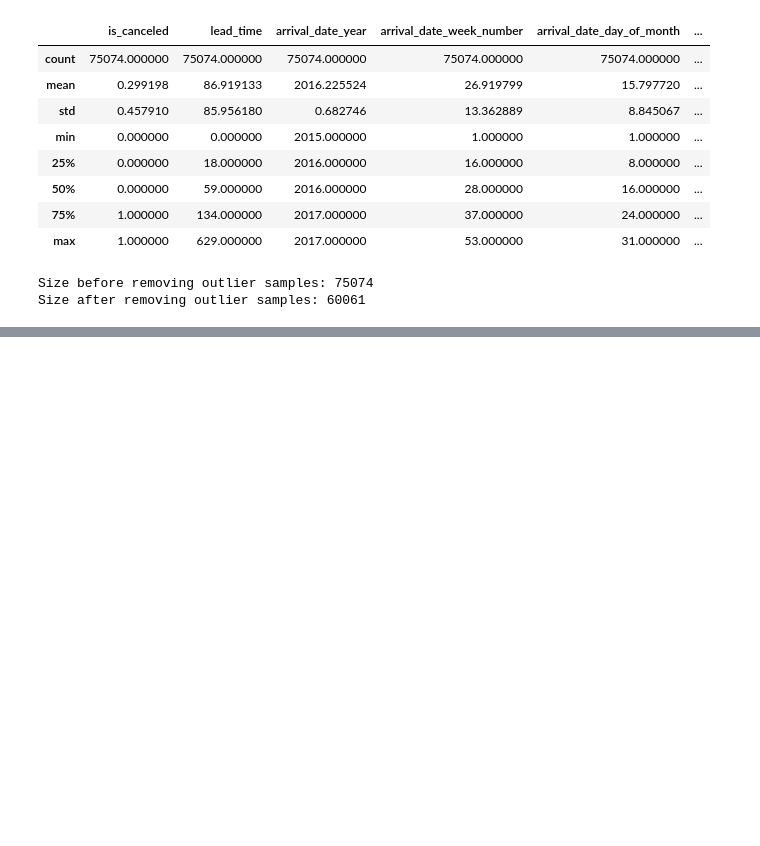
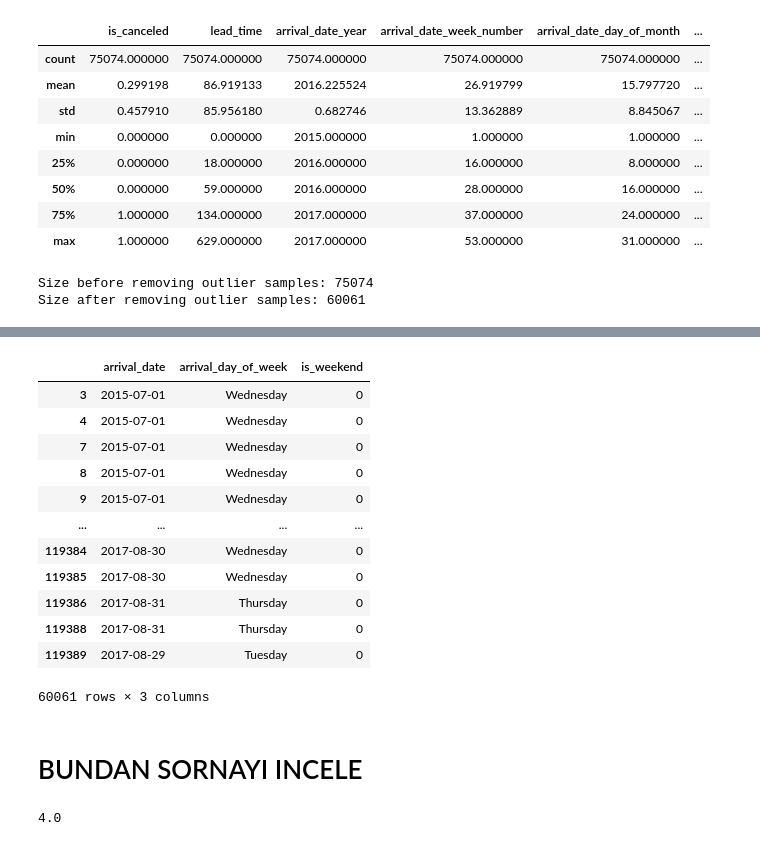
Before and after one commit to frktsc/hotel-booking, a Jupyter notebook: research.ipynb, the cells around one changed output, grey strips where cells are left out. Drawn from its saved outputs; the diff is of its cells as text; code cells hidden in the pictures; blank space fills up the shorter version.

```diff
--- a/research.ipynb
+++ b/research.ipynb
@@ -219,0 +175,35 @@ data
+# %%
+from datetime import datetime
+
+# Function to combine year, month, and day columns and create a datetime object
+def create_date(year, month, day):
+    date_str = f"{year}-{month}-{day}"
+    return datetime.strptime(date_str, "%Y-%B-%d")
+
+# Applying the function to the dataset
+data['arrival_date'] = data.apply(lambda row: create_date(row['arrival_date_year'],
+                                                         row['arrival_date_month'],
+                                                         row['arrival_date_day_of_month']), axis=1)
+
+# Extracting new features from the arrival_date
+data['arrival_day_of_week'] = data['arrival_date'].dt.day_name()
+data['is_weekend'] = data['arrival_day_of_week'].isin(['Saturday', 'Sunday']).astype(int)
+
+# Displaying the new features
+data[['arrival_date', 'arrival_day_of_week', 'is_weekend']]
+# %% [output]
+|  | arrival_date | arrival_day_of_week | is_weekend |
+| 3 | 2015-07-01 | Wednesday | 0 |
+| 4 | 2015-07-01 | Wednesday | 0 |
+| 7 | 2015-07-01 | Wednesday | 0 |
+| 8 | 2015-07-01 | Wednesday | 0 |
+| 9 | 2015-07-01 | Wednesday | 0 |
+| ... | ... | ... | ... |
+| 119384 | 2017-08-30 | Wednesday | 0 |
+| 119385 | 2017-08-30 | Wednesday | 0 |
+| 119386 | 2017-08-31 | Thursday | 0 |
+| 119388 | 2017-08-31 | Thursday | 0 |
+| 119389 | 2017-08-29 | Tuesday | 0 |
+60061 rows × 3 columns
+# %% [markdown]
+# BUNDAN SORNAYI INCELE
@@ -219,0 +214,5 @@ data
+# %%
+data['family_group'] = data['adults'] + data['babies'] + data['children']
+print(data['family_group'].max())
+# %% [output]
+4.0
```
Also changed, not shown: parts of 17 cells of this notebook, 2 other files.
